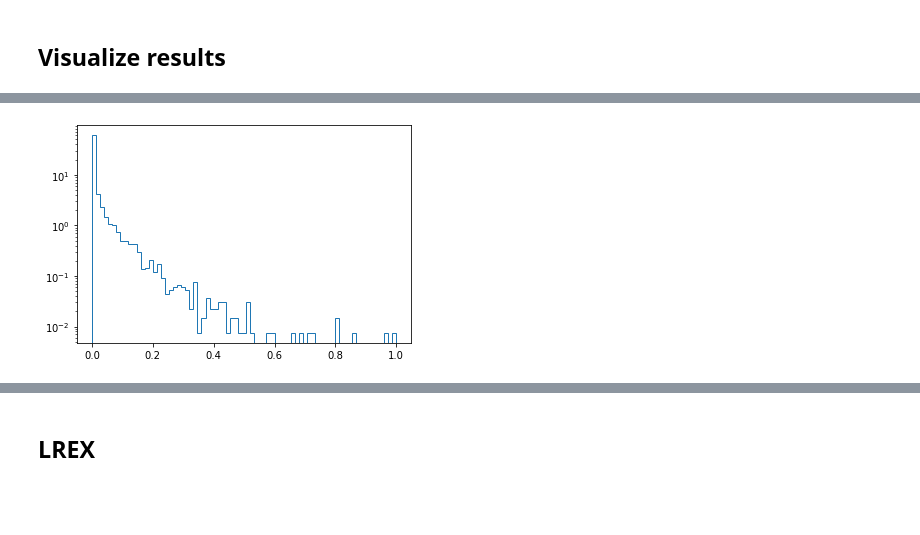
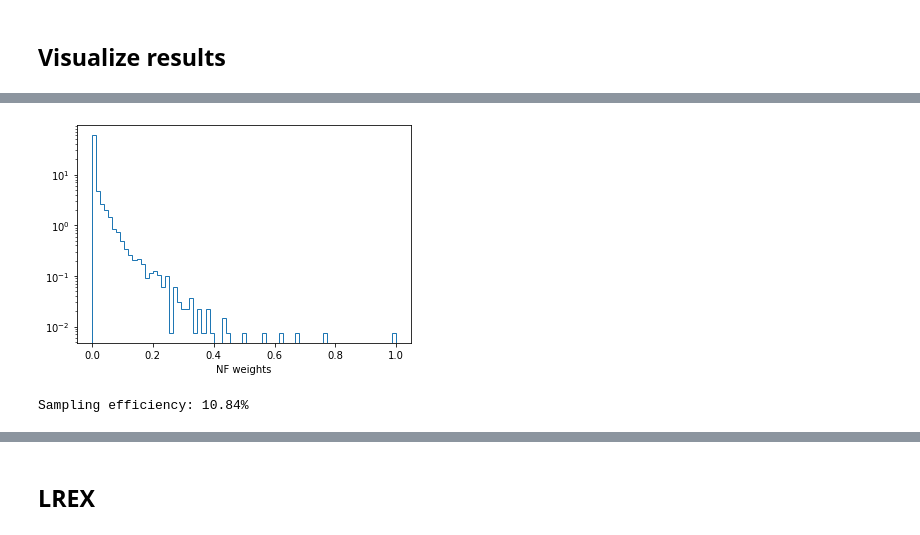
Before and after one commit to invemichele/learned-replica-exchange, a Jupyter notebook: dw/LREX-dw.ipynb, the cells around one changed output, grey strips where cells are left out. Drawn from its saved outputs; the diff is of its cells as text; code cells hidden in the pictures; blank space fills up the shorter version.

```diff
--- a/dw/LREX-dw.ipynb
+++ b/dw/LREX-dw.ipynb
@@ -245,10 +206,8 @@ torch.Size([10000, 4096])
 # pace = 100
 len_training = 5*100*2**7
 n_iter = len_training + 10_000
-# n_iter = 20_000
-# n_equil = 100
 
-integrator = openmm.LangevinMiddleIntegrator(highT*unit.kelvin, 10./unit.picosecond, 0.005*unit.picosecond)
+integrator = openmm.LangevinMiddleIntegrator(T_high*unit.kelvin, 10./unit.picosecond, 0.005*unit.picosecond)
 simulation = openmm.app.Simulation(modelMD.topology, modelMD.system, integrator)
 simulation.context.setPositions(modelMD.positions)
 
@@ -336,16 +271 @@ dim, rep_estimate(dim)
-# %%
-CLIPPING = False #100
-target = bg.ModifiedWolfeQuapp(dim, beta=1/(temp*kB)).to(**ctx)
-
-if CLIPPING:
-    grad_clipping = bg.utils.ClipGradient(clip=CLIPPING, norm_dim=1)
-    target = bg.GradientClippedEnergy(target, grad_clipping).to(**ctx)
-    print('clipping atom forces at', CLIPPING)
-# %%
-lim = 3.5
-shuffle = True #it improves results, also with a single epoch
-prior = bg.CustomDistribution(
-    bg.ModifiedWolfeQuapp(dim, beta=1/(highT*kB)).to(**ctx),
-    bg.DataSetSampler(prior_data[:,:dim], shuffle=shuffle, **ctx)
-)
 # %%
@@ -520,8 +402,7 @@ NLL from 410.122 to -1244.21
 ## Visualize results
 # %%
 # n_samples = len(testing_data)
-if shuffle:
-    prior._delegate_sampler.reshuffle_()
+prior._delegate_sampler.reshuffle_()
 with torch.no_grad():
     print('PRIOR')
     # samples = torch.cat((prior_data, testing_data))[:,:dim]
@@ -532,18 +413,17 @@ with torch.no_grad():
     print(f'Sampling efficiency: {bg.sampling_efficiency(logw).item():.2%}')
     print(f'ESS: {bg.effective_sample_size(logw).item():g}')
     plot_doublewell(prior_samples)
-    plot_fes(prior_samples[:,0].cpu(), temp, w=logw.exp().view(-1).cpu(), bins=100)
+    plot_fes(prior_samples[:,0].cpu(), T_low, w=logw.exp().view(-1).cpu(), bins=100)
 
     print('\nBOLTZMANN GENERATOR')
     # samples, logw = generator.sample(n_samples, with_log_weights=True)
-    samples, dlogp = flow(prior_samples)
-    logw = prior_ene + dlogp - target.energy(samples)
+    mapped_samples, dlogp = flow(prior_samples)
+    logw = prior_ene + dlogp - target.energy(mapped_samples)
     logw -= logw.max()
     print(f'Sampling efficiency: {bg.sampling_efficiency(logw).item():.2%}')
     print(f'ESS: {bg.effective_sample_size(logw).item():g}')
-    plot_doublewell(samples)
-    plot_fes(samples[:,0].cpu(), temp, w=logw.exp().view(-1).cpu(), bins=100)
-    # plot_fes(samples[:,0], highT, bins=100) #NB affine flow basically does not touch the 2D plane with two minima!
+    plot_doublewell(mapped_samples)
+    plot_fes(mapped_samples[:,0].cpu(), T_low, w=logw.exp().view(-1).cpu(), bins=100)
 # %% [output]
 PRIOR
 Sampling efficiency: 0.01%
@@ -657,11 +476,10 @@ plt.show()
 # %%
-# plt.hist(prior_ene, **hist_opt)
-# plt.hist(target_ene, **hist_opt)
-# plt.hist(prior_ene-target_ene, **hist_opt)
-# plt.hist(prior_ene+dlogp-target_ene, **hist_opt)
+#weights
 plt.hist(logw.exp().view(-1).cpu().numpy(), **hist_opt)
-# plt.hist(dlogp, **hist_opt)
 plt.yscale('log')
+plt.xlabel('NF weights')
 plt.show()
+print(f'Sampling efficiency: {bg.sampling_efficiency(logw).item():.2%}')
 # %% [output]
-[figure, old version]
+[figure, new version]
+Sampling efficiency: 10.84%
```
Also changed, not shown: parts of 39 cells of this notebook.
